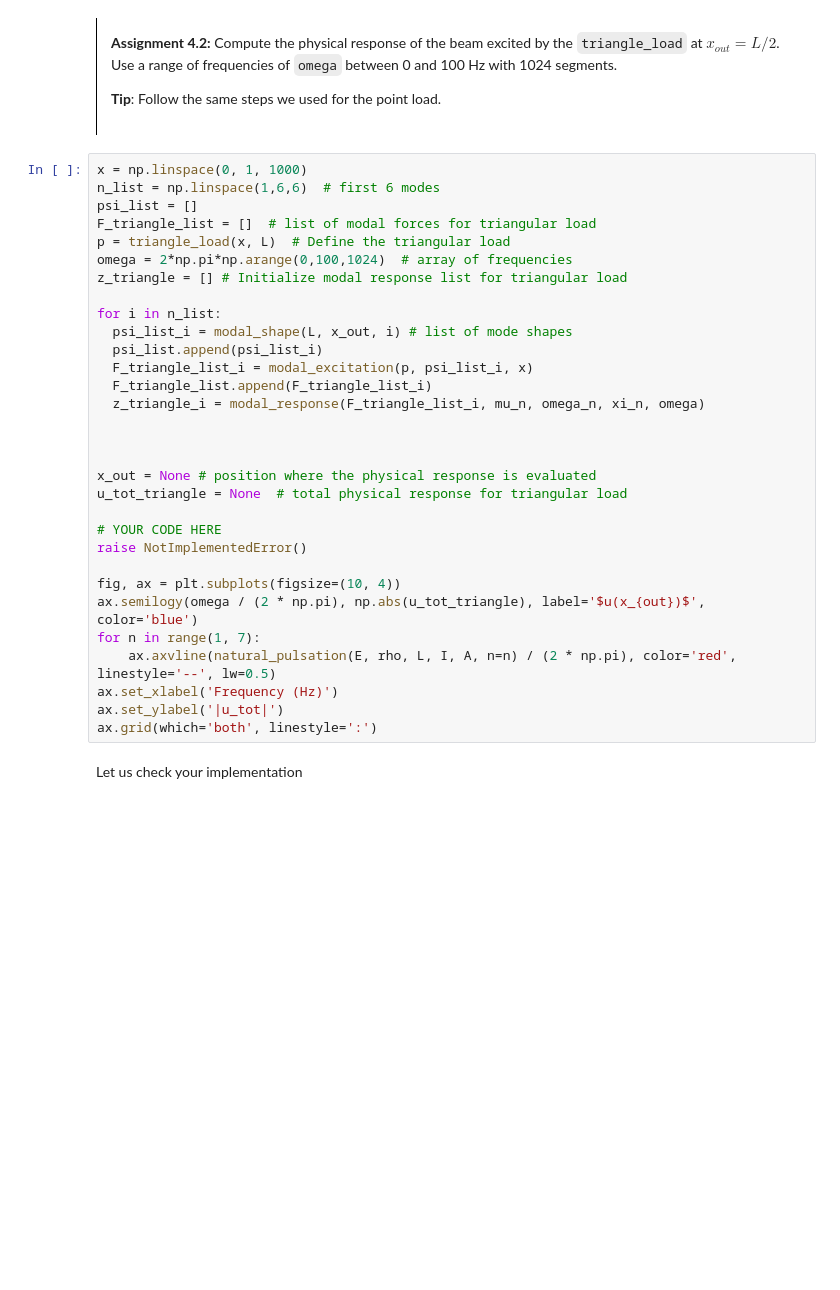
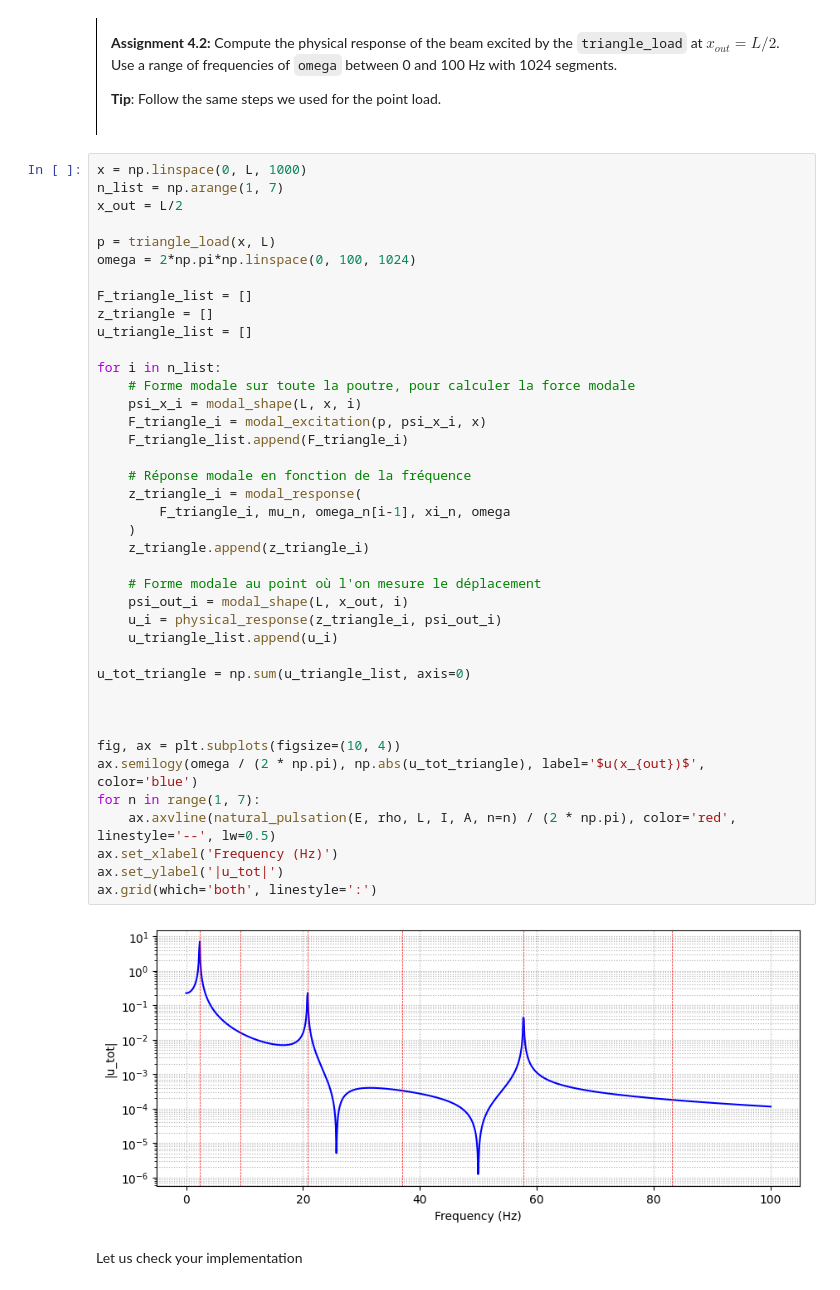
Before and after one commit to Dina-elkh/MV2627_Exercises, a Jupyter notebook: Session5_Continuous_systems/session5.ipynb, the cells around one changed output. Drawn from its saved outputs; the diff is of its cells as text; blank space fills up the shorter version.

```diff
--- a/Session5_Continuous_systems/session5.ipynb
+++ b/Session5_Continuous_systems/session5.ipynb
@@ -745,36 +745,47 @@ ax.grid(True)
 
 **Tip**: Follow the same steps we used for the point load.
 # %%
-x = np.linspace(0, 1, 1000)
-n_list = np.linspace(1,6,6)  # first 6 modes
-psi_list = []
-F_triangle_list = []  # list of modal forces for triangular load
-p = triangle_load(x, L)  # Define the triangular load
-omega = 2*np.pi*np.arange(0,100,1024)  # array of frequencies
-z_triangle = [] # Initialize modal response list for triangular load
+x = np.linspace(0, L, 1000)
+n_list = np.arange(1, 7)
+x_out = L/2
+
+p = triangle_load(x, L)
+omega = 2*np.pi*np.linspace(0, 100, 1024)
+
+F_triangle_list = []
+z_triangle = []
+u_triangle_list = []
 
 for i in n_list:
-  psi_list_i = modal_shape(L, x_out, i) # list of mode shapes
-  psi_list.append(psi_list_i)
-  F_triangle_list_i = modal_excitation(p, psi_list_i, x)
-  F_triangle_list.append(F_triangle_list_i)
-  z_triangle_i = modal_response(F_triangle_list_i, mu_n, omega_n, xi_n, omega)
+    # Forme modale sur toute la poutre, pour calculer la force modale
+    psi_x_i = modal_shape(L, x, i)
+    F_triangle_i = modal_excitation(p, psi_x_i, x)
+    F_triangle_list.append(F_triangle_i)
+
+    # Réponse modale en fonction de la fréquence
+    z_triangle_i = modal_response(
+        F_triangle_i, mu_n, omega_n[i-1], xi_n, omega
+    )
+    z_triangle.append(z_triangle_i)
+
+    # Forme modale au point où l'on mesure le déplacement
+    psi_out_i = modal_shape(L, x_out, i)
+    u_i = physical_response(z_triangle_i, psi_out_i)
+    u_triangle_list.append(u_i)
+
+u_tot_triangle = np.sum(u_triangle_list, axis=0)
 
 
-
-x_out = None # position where the physical response is evaluated
-u_tot_triangle = None  # total physical response for triangular load
-
-# YOUR CODE HERE
-raise NotImplementedError()
 
 fig, ax = plt.subplots(figsize=(10, 4))
 ax.semilogy(omega / (2 * np.pi), np.abs(u_tot_triangle), label='$u(x_{out})$', color='blue')
 for n in range(1, 7):
     ax.axvline(natural_pulsation(E, rho, L, I, A, n=n) / (2 * np.pi), color='red', linestyle='--', lw=0.5)
 ax.set_xlabel('Frequency (Hz)')
 ax.set_ylabel('|u_tot|')
 ax.grid(which='both', linestyle=':')
+# %% [output]
+[figure, added]
 # %% [markdown]
 Let us check your implementation
 # %%
```
